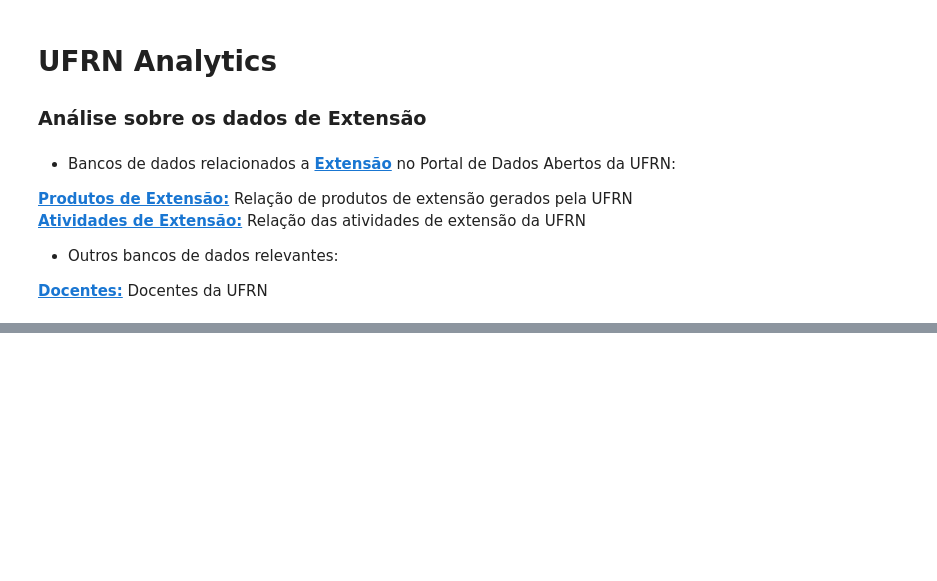
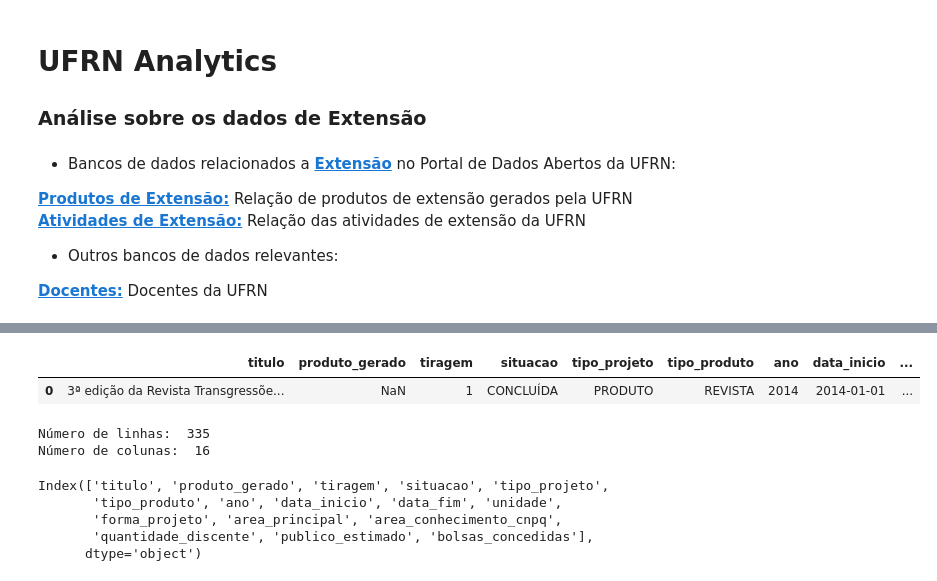
Before and after one commit to ycaroravel/UFRN-Analytics, a Jupyter notebook: Extensão.ipynb, the cells around one changed output, grey strips where cells are left out. Drawn from its saved outputs; the diff is of its cells as text; code cells hidden in the pictures; blank space fills up the shorter version.

```diff
--- a/Extensão.ipynb
+++ b/Extensão.ipynb
@@ -41,0 +30,24 @@ TypeError: cannot do slice indexing on <class 'pandas.indexes.base.Index'> with
+# %%
+# import dataset
+produtos = pd.read_csv('produtos-de-extensao.csv', delimiter = ";")
+# drop unnecessary column, previously detected
+produtos.drop(['Unnamed: 16'], axis=1, inplace=True);
+# show the first line
+produtos.head(1)
+# %% [output]
+|  | titulo | produto_gerado | tiragem | situacao | tipo_projeto | tipo_produto | ano | data_inicio | ... |
+| 0 | 3ª edição da Revista Transgressõe... | NaN | 1 | CONCLUÍDA | PRODUTO | REVISTA | 2014 | 2014-01-01 | ... |
+# %%
+print("Número de linhas: ", produtos.shape[0])
+print("Número de colunas: ", produtos.shape[1])
+# %% [output]
+Número de linhas:  335
+Número de colunas:  16
+# %%
+produtos.columns
+# %% [output]
+Index(['titulo', 'produto_gerado', 'tiragem', 'situacao', 'tipo_projeto',
+       'tipo_produto', 'ano', 'data_inicio', 'data_fim', 'unidade',
+       'forma_projeto', 'area_principal', 'area_conhecimento_cnpq',
+       'quantidade_discente', 'publico_estimado', 'bolsas_concedidas'],
+      dtype='object')
```
Also changed, not shown: parts of 36 cells of this notebook, 4 other files.
